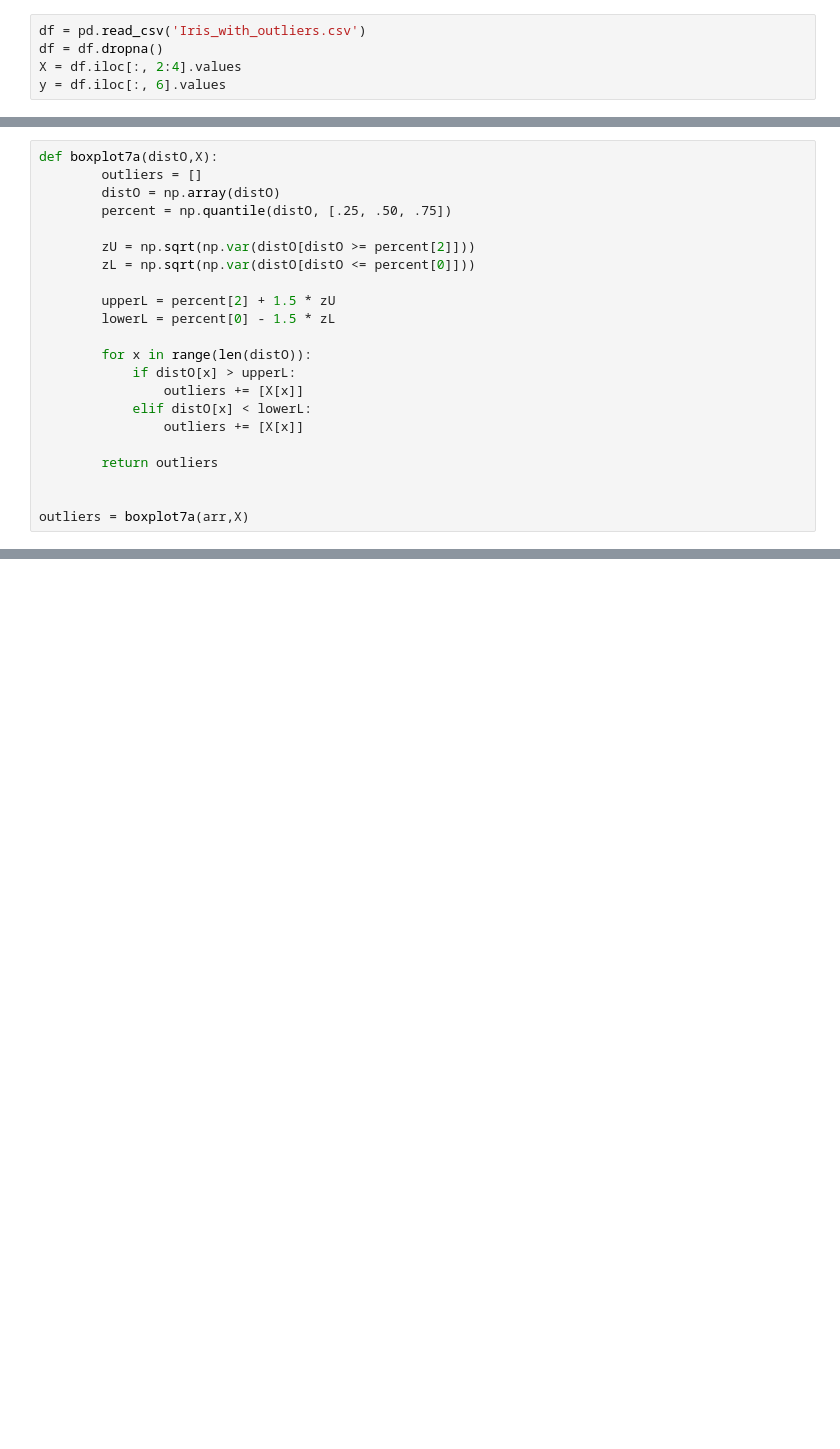
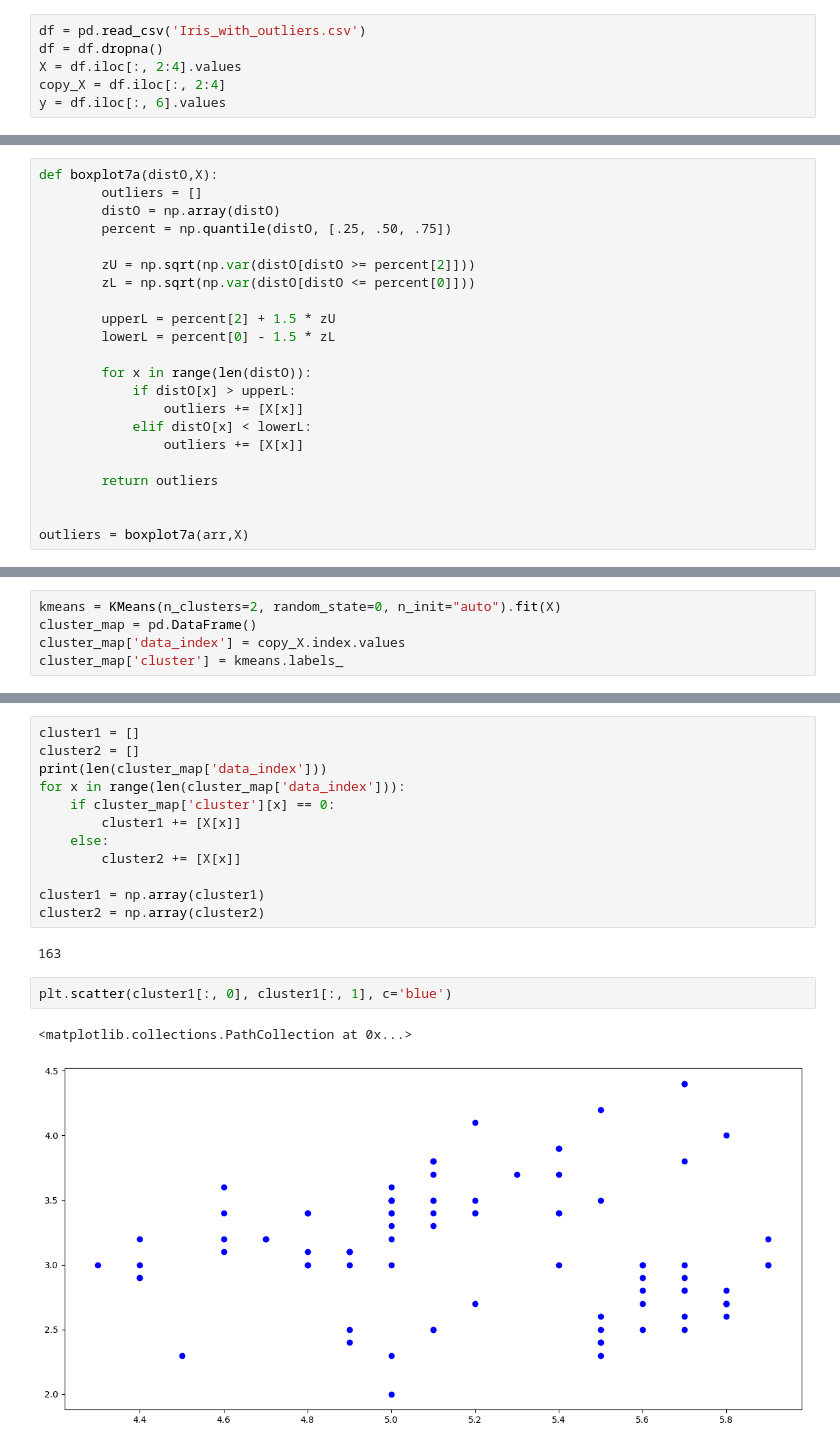
Before and after one commit to hodge-py/Outlier-Detection, a Jupyter notebook: Outlier Detection.ipynb, the cells around one changed output, grey strips where cells are left out. Drawn from its saved outputs; the diff is of its cells as text; blank space fills up the shorter version.

```diff
--- a/Outlier Detection.ipynb
+++ b/Outlier Detection.ipynb
@@ -15,6 +16,7 @@ Read the csv file and drops any non-available values. We then select a dimension
 df = pd.read_csv('Iris_with_outliers.csv')
 df = df.dropna()
 X = df.iloc[:, 2:4].values
+copy_X = df.iloc[:, 2:4]
 y = df.iloc[:, 6].values
 # %%
 le = LabelEncoder()
@@ -125,0 +133,5 @@ printer7a(arr,X,y,outliers)
+# %%
+kmeans = KMeans(n_clusters=2, random_state=0, n_init="auto").fit(X)
+cluster_map = pd.DataFrame()
+cluster_map['data_index'] = copy_X.index.values
+cluster_map['cluster'] = kmeans.labels_
@@ -125,0 +154,19 @@ printer7a(arr,X,y,outliers)
+# %%
+cluster1 = []
+cluster2 = []
+print(len(cluster_map['data_index']))
+for x in range(len(cluster_map['data_index'])):
+    if cluster_map['cluster'][x] == 0:
+        cluster1 += [X[x]]
+    else:
+        cluster2 += [X[x]]
+
+cluster1 = np.array(cluster1)
+cluster2 = np.array(cluster2)
+# %% [output]
+163
+# %%
+plt.scatter(cluster1[:, 0], cluster1[:, 1], c='blue')
+# %% [output]
+<matplotlib.collections.PathCollection at 0x...>
+[figure, added]
```
Also changed, not shown: parts of 7 cells of this notebook.
